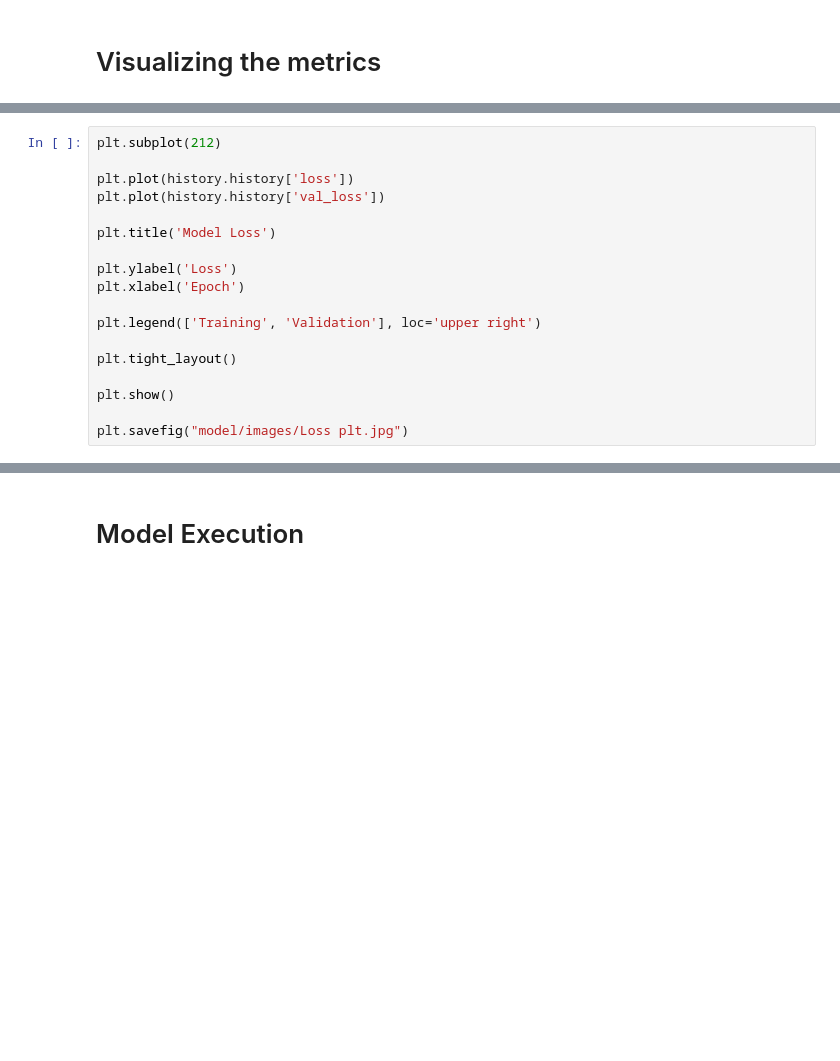
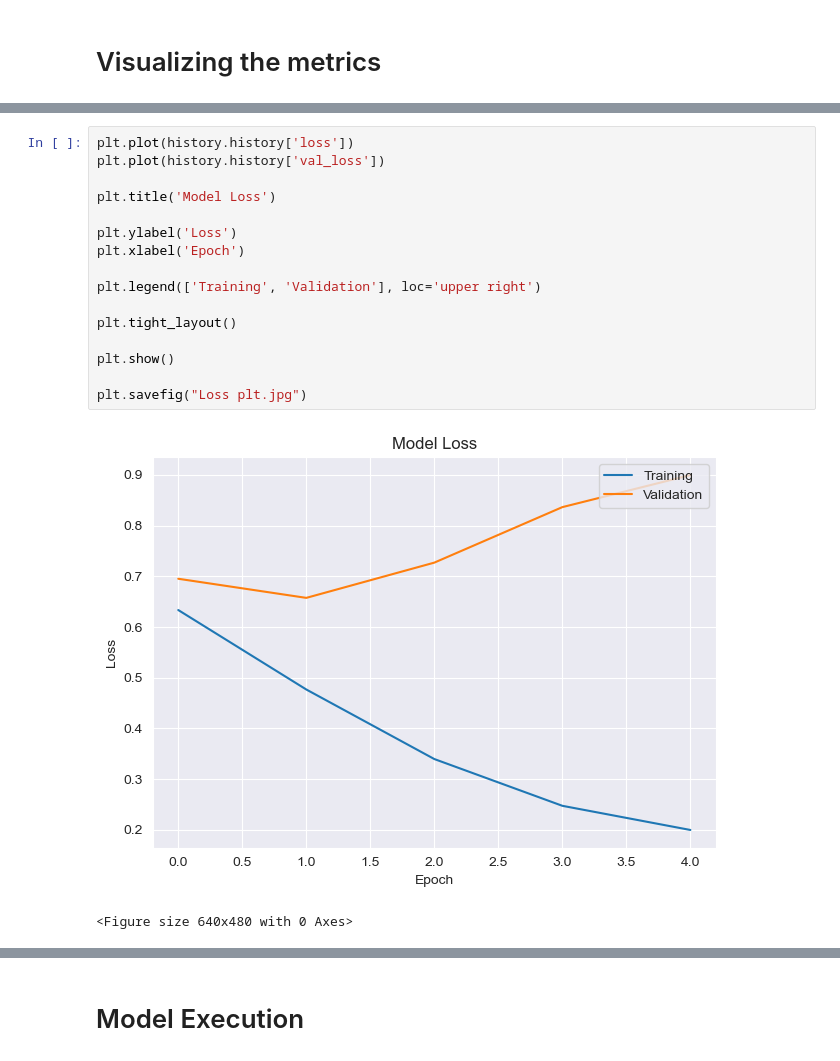
Before and after one commit to A2162014/Sentiment-Analysis, a Jupyter notebook: model/sen_ana_model.ipynb, the cells around one changed output, grey strips where cells are left out. Saved outputs shown, nothing was run; the diff lists cells and outputs as text; blank space fills up the shorter version.

```diff
--- a/model/sen_ana_model.ipynb
+++ b/model/sen_ana_model.ipynb
@@ -173,21 +255,22 @@ plt.savefig("model/images/Accuracy plot.jpg")
 # %%
-plt.subplot(212)
-
 plt.plot(history.history['loss'])
 plt.plot(history.history['val_loss'])
 
 plt.title('Model Loss')
 
 plt.ylabel('Loss')
 plt.xlabel('Epoch')
 
 plt.legend(['Training', 'Validation'], loc='upper right')
 
 plt.tight_layout()
 
 plt.show()
 
-plt.savefig("model/images/Loss plt.jpg")
+plt.savefig("Loss plt.jpg")
+# %% [output]
+[figure, added]
+<Figure size 640x480 with 0 Axes>
 # %%
 import scikitplot as skplt
 
```
Also changed, not shown: parts of 18 cells of this notebook, 7 other files.
